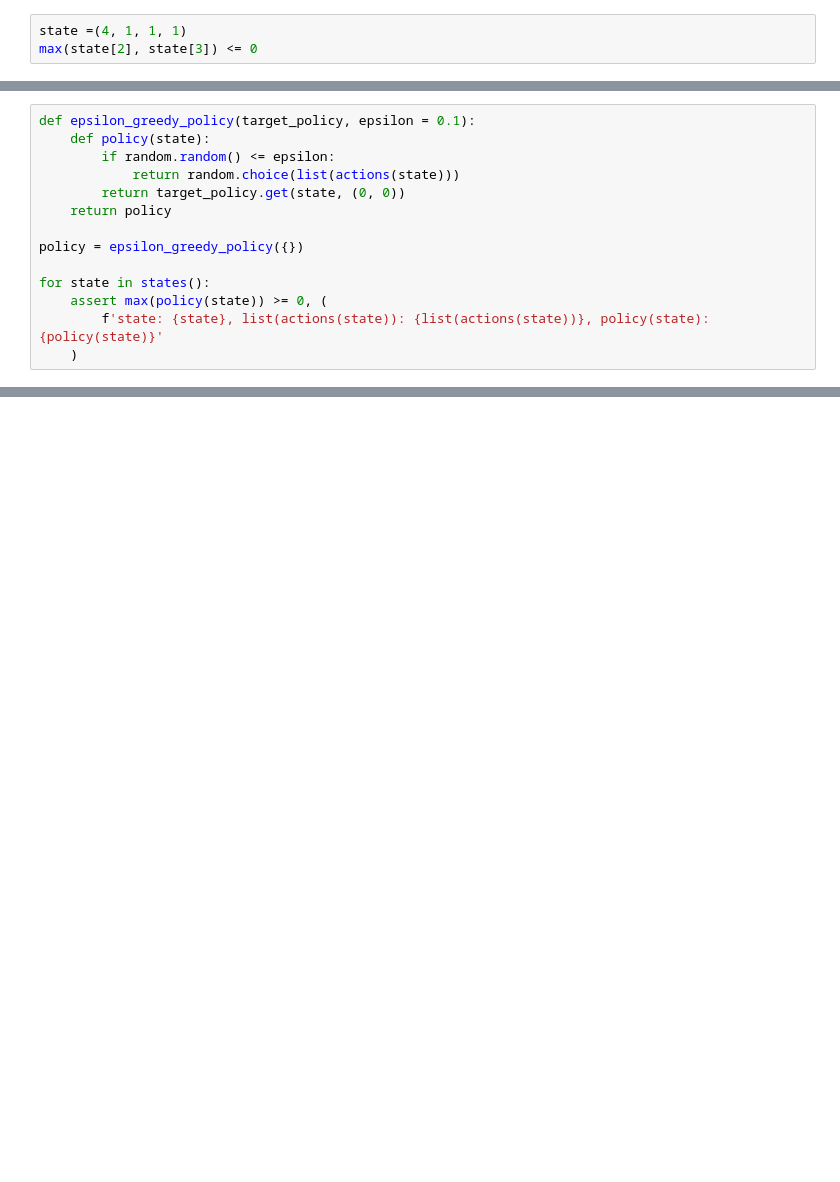
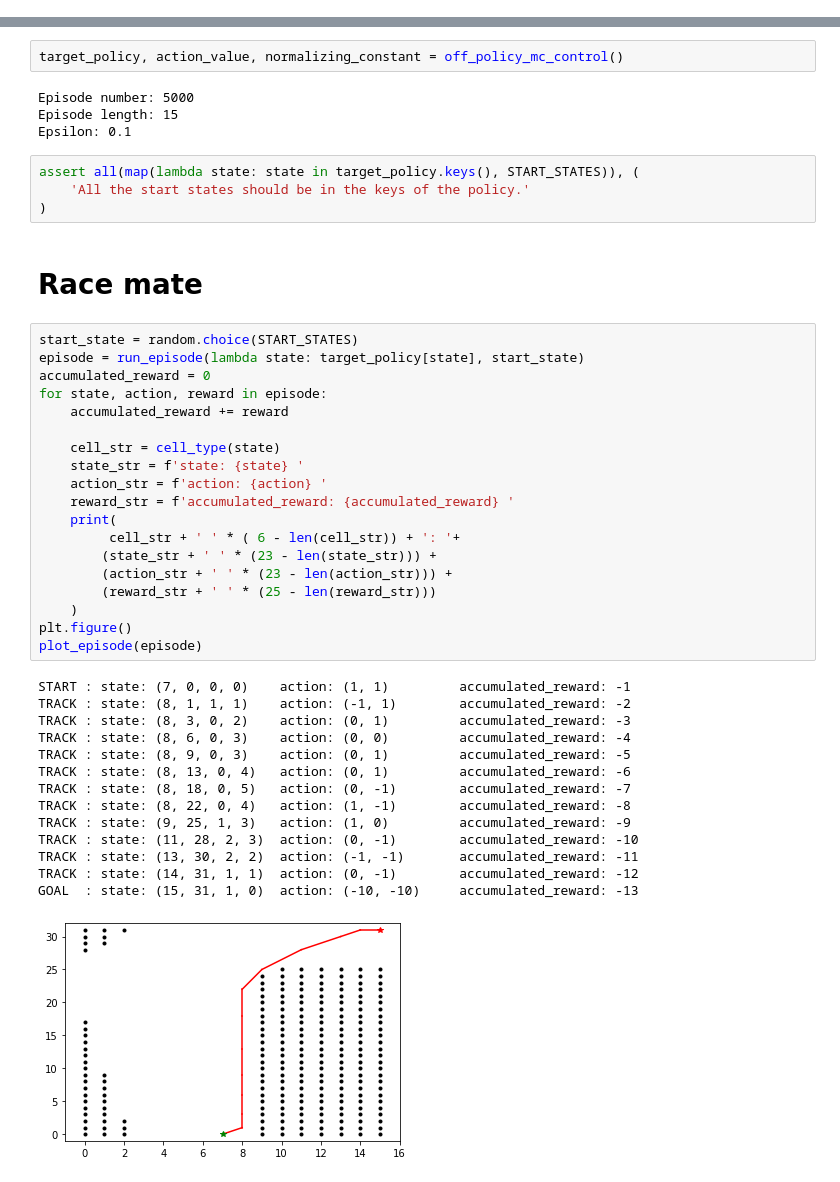
Before and after one commit to laegsgaardTroels/reinforcement_learning, a Jupyter notebook: exercises/5_8_exercise/exercise.ipynb, the cells around one changed output, grey strips where cells are left out. Saved outputs shown, nothing was run; the diff lists cells and outputs as text; blank space fills up the shorter version.

```diff
--- a/exercises/5_8_exercise/exercise.ipynb
+++ b/exercises/5_8_exercise/exercise.ipynb
@@ -131,3 +227,0 @@ SyntaxError: invalid syntax (<ipython-input-35-350ec7629037>, line 98)
-# %%
-state =(4, 1, 1, 1)
-max(state[2], state[3]) <= 0
@@ -136,14 +227,0 @@ False
-# %%
-def epsilon_greedy_policy(target_policy, epsilon = 0.1):
-    def policy(state):
-        if random.random() <= epsilon:
-            return random.choice(list(actions(state)))
-        return target_policy.get(state, (0, 0))
-    return policy
-
-policy = epsilon_greedy_policy({})
-
-for state in states():
-    assert max(policy(state)) >= 0, (
-        f'state: {state}, list(actions(state)): {list(actions(state))}, policy(state): {policy(state)}'
-    )
@@ -409,0 +310,46 @@ for state in states():
+# %%
+target_policy, action_value, normalizing_constant = off_policy_mc_control()
+# %% [output]
+Episode number: 5000
+Episode length: 15
+Epsilon: 0.1
+# %%
+assert all(map(lambda state: state in target_policy.keys(), START_STATES)), (
+    'All the start states should be in the keys of the policy.'
+)
+# %% [markdown]
+# Race mate
+# %%
+start_state = random.choice(START_STATES)
+episode = run_episode(lambda state: target_policy[state], start_state)
+accumulated_reward = 0
+for state, action, reward in episode:
+    accumulated_reward += reward
+
+    cell_str = cell_type(state)
+    state_str = f'state: {state} '
+    action_str = f'action: {action} '
+    reward_str = f'accumulated_reward: {accumulated_reward} '
+    print(
+         cell_str + ' ' * ( 6 - len(cell_str)) + ': '+
+        (state_str + ' ' * (23 - len(state_str))) +
+        (action_str + ' ' * (23 - len(action_str))) +
+        (reward_str + ' ' * (25 - len(reward_str)))
+    )
+plt.figure()
+plot_episode(episode)
+# %% [output]
+START : state: (7, 0, 0, 0)    action: (1, 1)         accumulated_reward: -1
+TRACK : state: (8, 1, 1, 1)    action: (-1, 1)        accumulated_reward: -2
+TRACK : state: (8, 3, 0, 2)    action: (0, 1)         accumulated_reward: -3
+TRACK : state: (8, 6, 0, 3)    action: (0, 0)         accumulated_reward: -4
+TRACK : state: (8, 9, 0, 3)    action: (0, 1)         accumulated_reward: -5
+TRACK : state: (8, 13, 0, 4)   action: (0, 1)         accumulated_reward: -6
+TRACK : state: (8, 18, 0, 5)   action: (0, -1)        accumulated_reward: -7
+TRACK : state: (8, 22, 0, 4)   action: (1, -1)        accumulated_reward: -8
+TRACK : state: (9, 25, 1, 3)   action: (1, 0)         accumulated_reward: -9
+TRACK : state: (11, 28, 2, 3)  action: (0, -1)        accumulated_reward: -10
+TRACK : state: (13, 30, 2, 2)  action: (-1, -1)       accumulated_reward: -11
+TRACK : state: (14, 31, 1, 1)  action: (0, -1)        accumulated_reward: -12
+GOAL  : state: (15, 31, 1, 0)  action: (-10, -10)     accumulated_reward: -13
+[figure, added]
```
Also changed, not shown: parts of 22 cells of this notebook.
